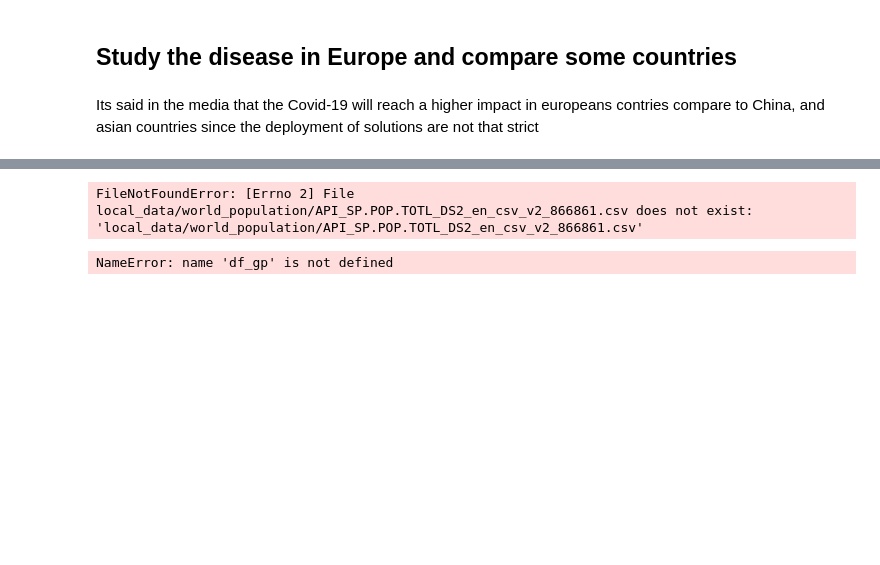
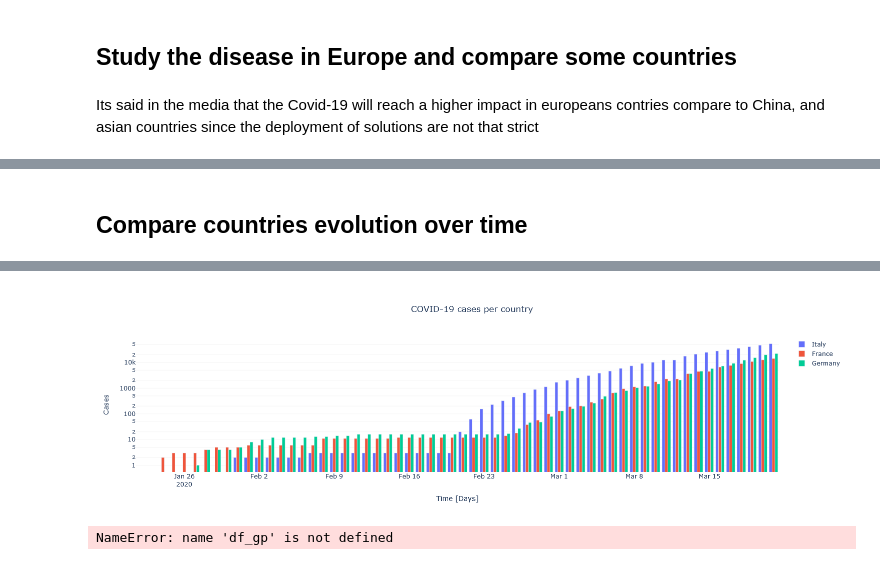
Before and after one commit to jsayri/analysis, a Jupyter notebook: COVID19_analysis/notebooks/countries_comparison.ipynb, the cells around one changed output, grey strips where cells are left out. Saved outputs shown, nothing was run; the diff lists cells and outputs as text; code cells hidden in the pictures; blank space fills up the shorter version.

```diff
--- a/COVID19_analysis/notebooks/countries_comparison.ipynb
+++ b/COVID19_analysis/notebooks/countries_comparison.ipynb
@@ -187,0 +111,8 @@ Data compare to the number of inhabitants per country. Population data available
+# %% [markdown]
+## Compare countries evolution over time
+# %%
+ctry_list = ['Italy', 'France', 'Germany']
+#ctry_list = ['Chile','Italy', 'Spain']
+
+dplot.disp_countries_comp(df_c, ctry_list, 0, 'Bar')
+# %% [output]
@@ -187,0 +121 @@ Data compare to the number of inhabitants per country. Population data available
+[figure, added]
@@ -188,13 +127,7 @@ Data compare to the number of inhabitants per country. Population data available
 # %%
-# get total population from online repository (Out-dated)
-# glob_pop_url = 'https://query.data.world/s/4ntitiskmvbauwvd4hb5teu4sjgw4a'
-# df_gp = pd.read_csv(glob_pop_url, skiprows=4)
-
 # TO FIX
 # get total population from local repository (originally from data.worldbank.org, last visited 16 March 2020)
-df_gp_raw = pd.read_csv('local_data/world_population/API_SP.POP.TOTL_DS2_en_csv_v2_866861.csv', skiprows=4)
+# df_gp_raw = pd.read_csv('local_data/world_population/API_SP.POP.TOTL_DS2_en_csv_v2_866861.csv', skiprows=4)
-# %% [output]
-FileNotFoundError: [Errno 2] File local_data/world_population/API_SP.POP.TOTL_DS2_en_csv_v2_866861.csv does not exist: 'local_data/world_population/API_SP.POP.TOTL_DS2_en_csv_v2_866861.csv'
 # %%
 # Mark year for analysis
 year_analysis = pd.datetime(2018,1,1)
```
Also changed, not shown: parts of 16 cells of this notebook, 3 other files.
